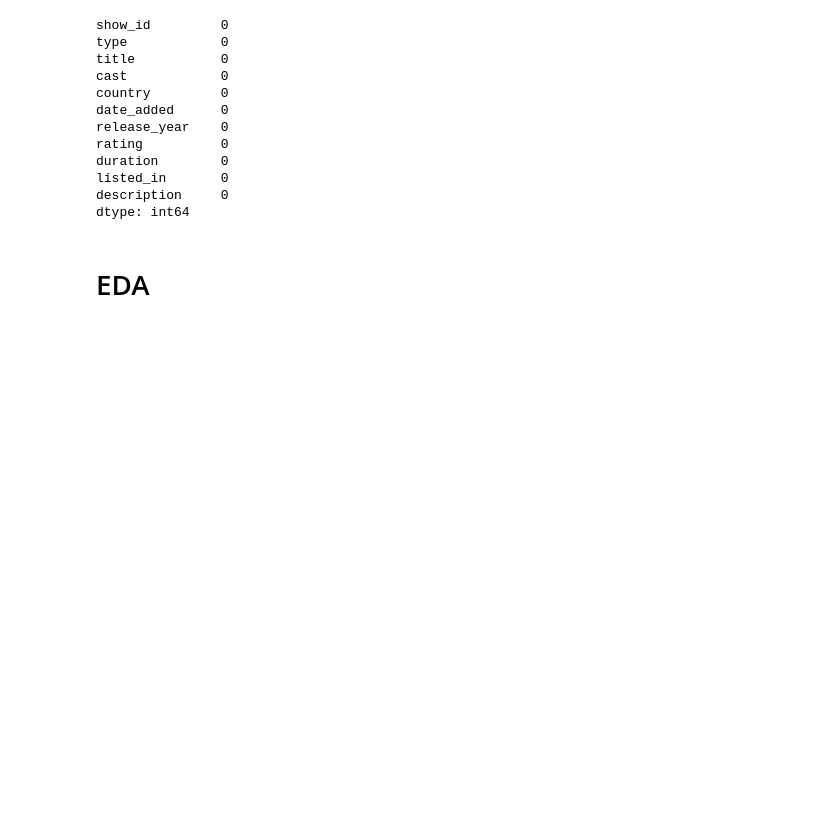
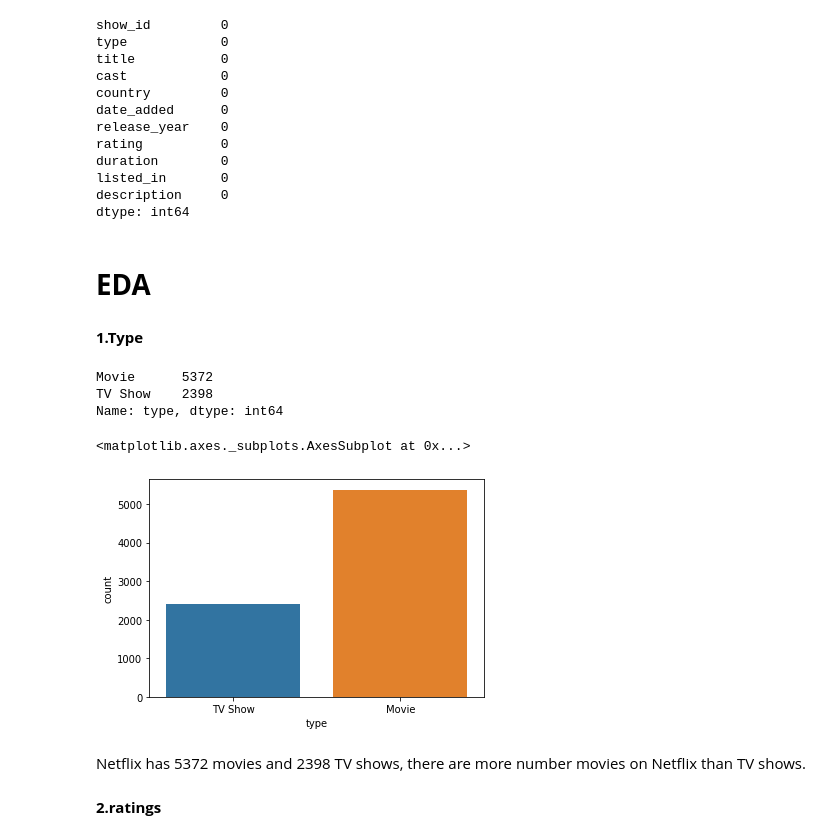
Before and after one commit to Wolverine-Shiva/Netflix-Movies_TV-Shows-Clustering__Unsupervised-ML-, a Jupyter notebook: NETFLIX_MOVIES_AND_TV_SHOWS_CLUSTERING.ipynb, the cells around one changed output. Saved outputs shown, nothing was run; the diff lists cells and outputs as text; code cells hidden in the pictures; blank space fills up the shorter version.

```diff
--- a/NETFLIX_MOVIES_AND_TV_SHOWS_CLUSTERING.ipynb
+++ b/NETFLIX_MOVIES_AND_TV_SHOWS_CLUSTERING.ipynb
@@ -26,7 +59,7 @@ drive.mount('/content/drive')
 Mounted at /content/drive
 # %%
 #Loading the dataset
-df = pd.read_csv('/content/drive/MyDrive/Colab Notebooks/Capstone Projects/Unsupervised-ML Netflix Movies & TV Shows Clustering/NETFLIX MOVIES AND TV SHOWS CLUSTERING.csv')
+df = pd.read_csv('/content/drive/MyDrive/NETFLIX MOVIES AND TV SHOWS CLUSTERING-ApoorvaKR/NETFLIX MOVIES AND TV SHOWS CLUSTERING.csv')
 #top 5 rows
 df.head()
 # %% [output]
@@ -145,4 +206,23 @@ listed_in       0
 description     0
 dtype: int64
 # %% [markdown]
-# EDA
+# **EDA**
+# %% [markdown]
+**1.Type**
+# %%
+df['type'].value_counts()
+# %% [output]
+Movie      5372
+TV Show    2398
+Name: type, dtype: int64
+# %%
+#countplot to visualize the number of movies and tv_shows in type column
+sns.countplot(df['type'])
+# %% [output]
+<matplotlib.axes._subplots.AxesSubplot at 0x...>
+[figure, added]
+# %% [markdown]
+Netflix has 5372 movies and 2398 TV shows,
+there are more   number movies on Netflix than TV shows.
+# %% [markdown]
+**2.ratings**
```
Also changed, not shown: parts of 128 cells of this notebook.
